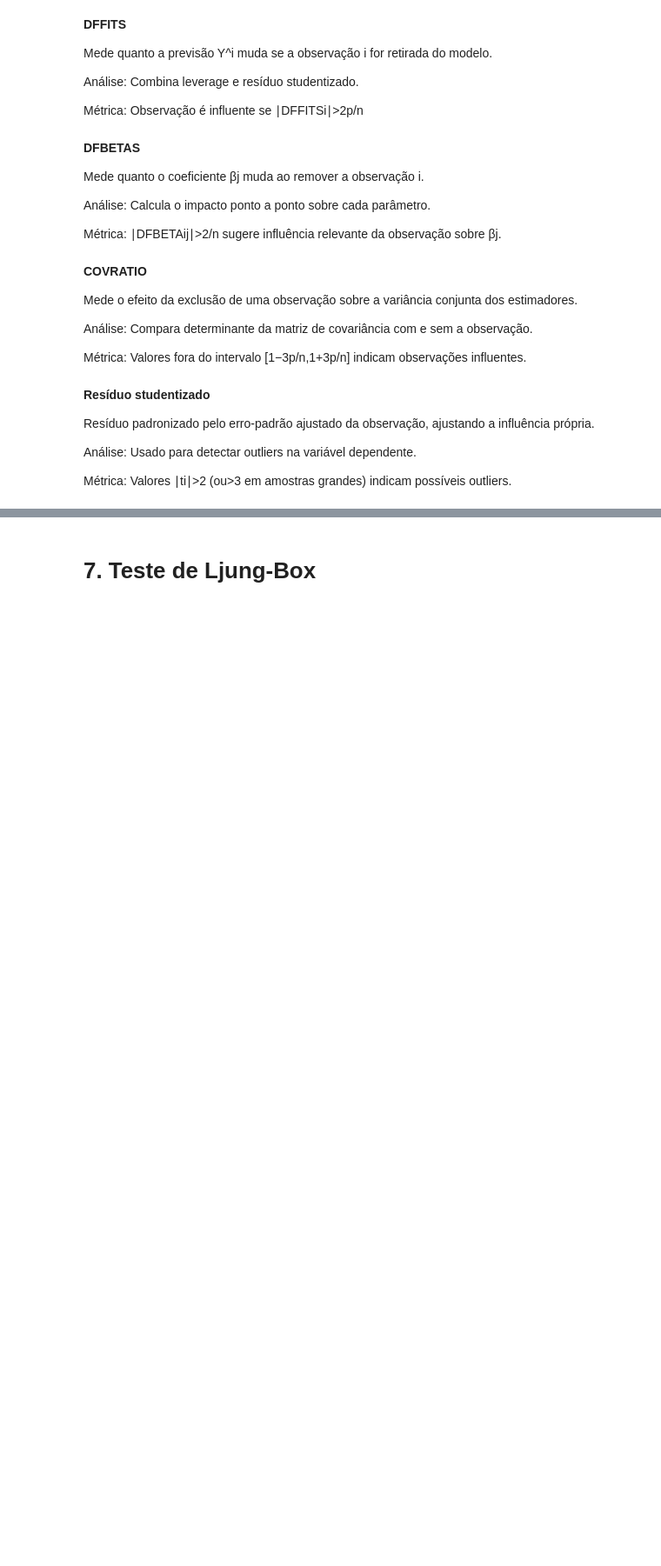
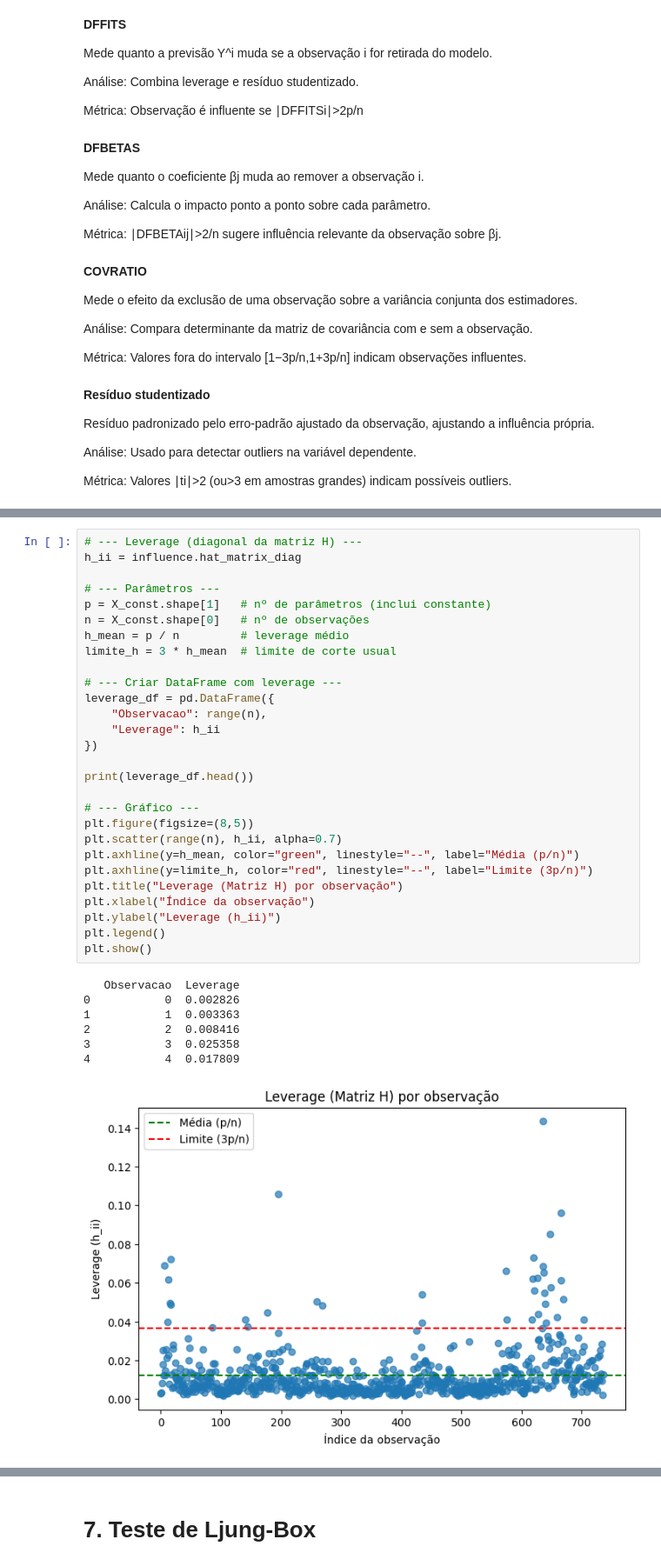
Before and after one commit to viniciuscaregnato/Fama-French-regression, a Jupyter notebook: trabalho 1.ipynb, the cells around one changed output, grey strips where cells are left out. Shown at 87% size. Saved outputs shown, nothing was run; the diff lists cells and outputs as text; blank space fills up the shorter version.

```diff
--- a/trabalho 1.ipynb
+++ b/trabalho 1.ipynb
@@ -1052,0 +1029,36 @@ display(df)
+# %%
+# --- Leverage (diagonal da matriz H) ---
+h_ii = influence.hat_matrix_diag
+
+# --- Parâmetros ---
+p = X_const.shape[1]   # nº de parâmetros (inclui constante)
+n = X_const.shape[0]   # nº de observações
+h_mean = p / n         # leverage médio
+limite_h = 3 * h_mean  # limite de corte usual
+
+# --- Criar DataFrame com leverage ---
+leverage_df = pd.DataFrame({
+    "Observacao": range(n),
+    "Leverage": h_ii
+})
+
+print(leverage_df.head())
+
+# --- Gráfico ---
+plt.figure(figsize=(8,5))
+plt.scatter(range(n), h_ii, alpha=0.7)
+plt.axhline(y=h_mean, color="green", linestyle="--", label="Média (p/n)")
+plt.axhline(y=limite_h, color="red", linestyle="--", label="Limite (3p/n)")
+plt.title("Leverage (Matriz H) por observação")
+plt.xlabel("Índice da observação")
+plt.ylabel("Leverage (h_ii)")
+plt.legend()
+plt.show()
+# %% [output]
+   Observacao  Leverage
+0           0  0.002826
+1           1  0.003363
+2           2  0.008416
+3           3  0.025358
+4           4  0.017809
+[figure, added]
```
Also changed, not shown: parts of 39 cells of this notebook.
